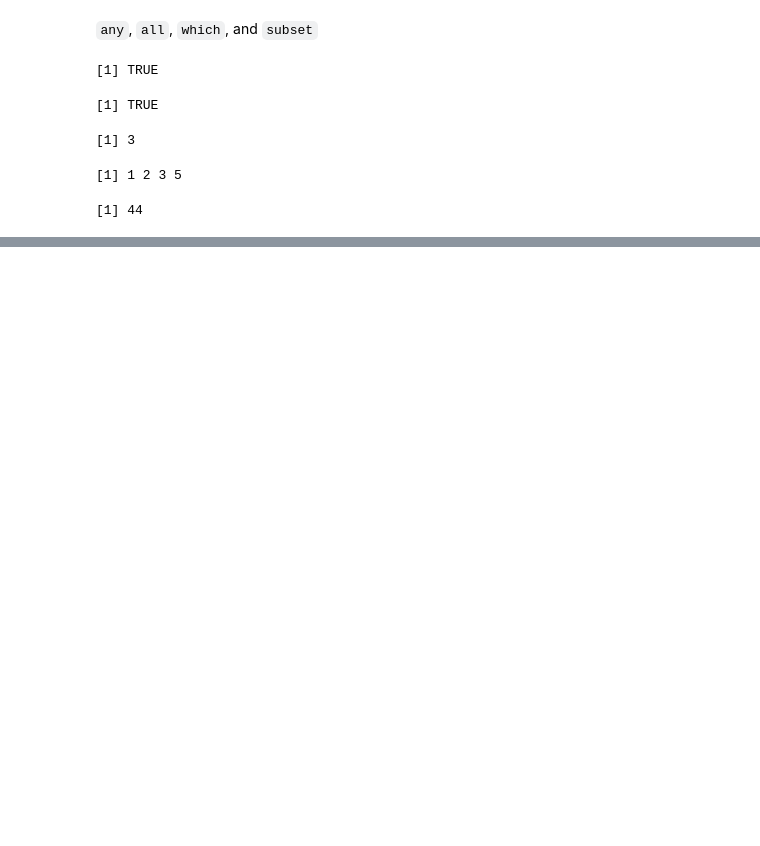
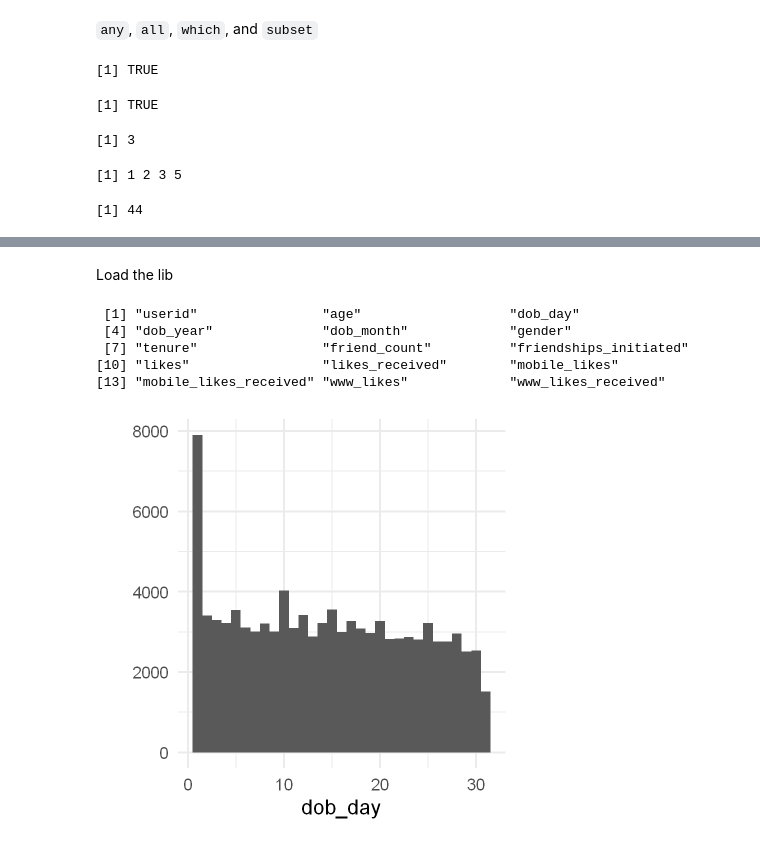
Before and after one commit to birbarino/R-Projects, a Jupyter notebook: intro-to-r/intro-to-r.ipynb, the cells around one changed output, grey strips where cells are left out. Cells and saved outputs as stored; diff of their text form; code cells hidden in the pictures; blank space fills up the shorter version.

```diff
--- a/intro-to-r/intro-to-r.ipynb
+++ b/intro-to-r/intro-to-r.ipynb
@@ -218,0 +605,2 @@ subset(heights, lengths > 101)  # returns second element,
+# %%
+fb <- read.delim('./datasets/pseudo_facebook.tsv', sep='\t')
@@ -218,0 +668,2 @@ subset(heights, lengths > 101)  # returns second element,
+# %% [markdown]
+Load the lib
@@ -218,0 +672,14 @@ subset(heights, lengths > 101)  # returns second element,
+# %%
+names(fb)
+# %% [output]
+ [1] "userid"                "age"                   "dob_day"
+ [4] "dob_year"              "dob_month"             "gender"
+ [7] "tenure"                "friend_count"          "friendships_initiated"
+[10] "likes"                 "likes_received"        "mobile_likes"
+[13] "mobile_likes_received" "www_likes"             "www_likes_received"
+# %%
+theme_set(theme_minimal(25))  # set font size
+# %%
+qplot(x=dob_day, data=fb, bins=31)
+# %% [output]
+[figure, added]
```
Also changed, not shown: parts of 70 cells of this notebook, 2 other files.
